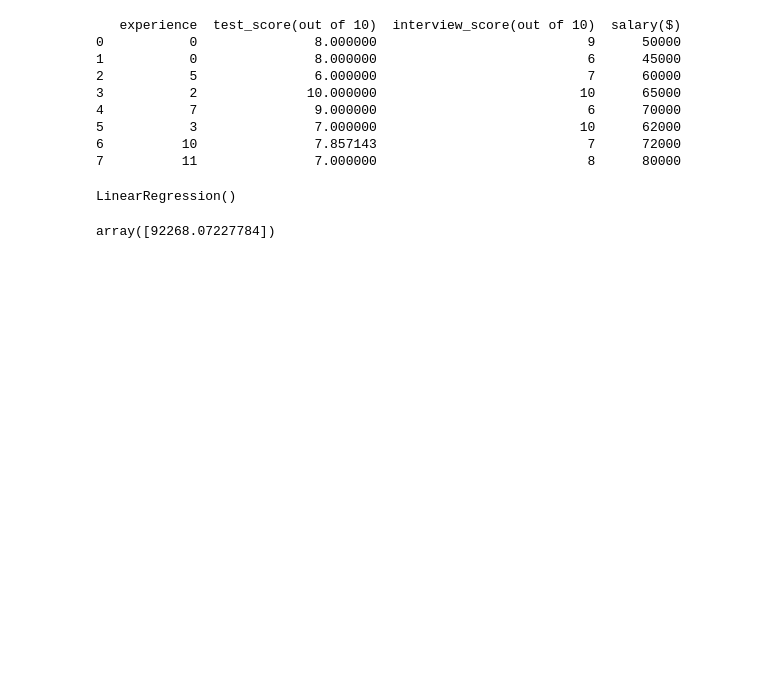
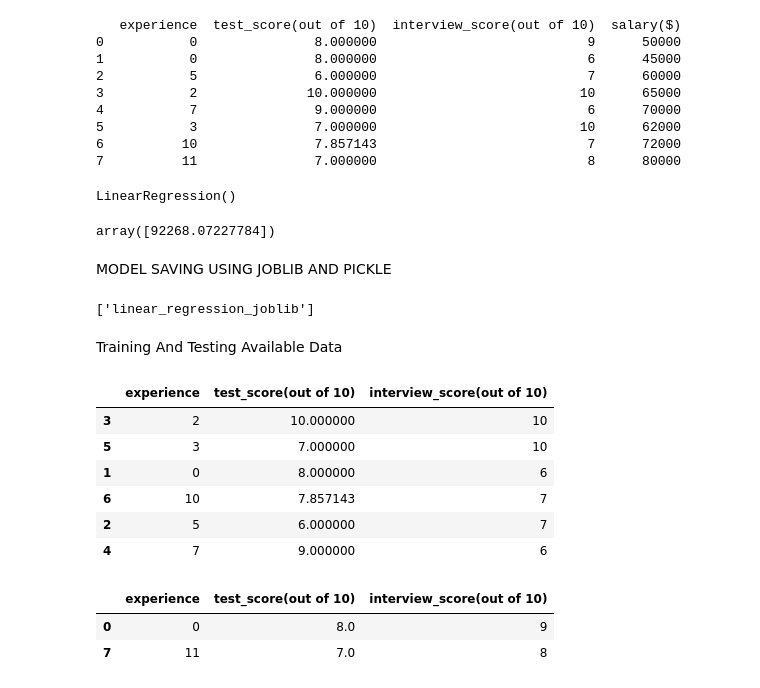
Before and after one commit to Sayantan-iitkgp/Machine_Learning, a Jupyter notebook: Multivariable_regression.ipynb, the cells around one changed output. Saved outputs shown, nothing was run; the diff lists cells and outputs as text; code cells hidden in the pictures; blank space fills up the shorter version.

```diff
--- a/Multivariable_regression.ipynb
+++ b/Multivariable_regression.ipynb
@@ -43,3 +43,38 @@ reg.coef_
 reg.predict([[12,10,10]])
 # %% [output]
 array([92268.07227784])
+# %% [markdown]
+MODEL SAVING USING JOBLIB AND PICKLE
+# %%
+import pickle
+
+with open('linear_regression_pickle','wb') as f:
+    pickle.dump(reg,f)
+
+import joblib
+
+joblib.dump(reg,'linear_regression_joblib')
+# %% [output]
+['linear_regression_joblib']
+# %% [markdown]
+Training And Testing Available Data
+# %%
+from sklearn.model_selection import train_test_split
+X=df[['experience','test_score(out of 10)','interview_score(out of 10)']]
+Y=df['salary($)']
+X_train, X_test, Y_train, Y_test = train_test_split(X,Y,test_size=0.2)
+X_train
+# %% [output]
+|  | experience | test_score(out of 10) | interview_score(out of 10) |
+| 3 | 2 | 10.000000 | 10 |
+| 5 | 3 | 7.000000 | 10 |
+| 1 | 0 | 8.000000 | 6 |
+| 6 | 10 | 7.857143 | 7 |
+| 2 | 5 | 6.000000 | 7 |
+| 4 | 7 | 9.000000 | 6 |
+# %%
+X_test
+# %% [output]
+|  | experience | test_score(out of 10) | interview_score(out of 10) |
+| 0 | 0 | 8.0 | 9 |
+| 7 | 11 | 7.0 | 8 |
```
Also changed, not shown: parts of 6 cells of this notebook, 6 other files.
